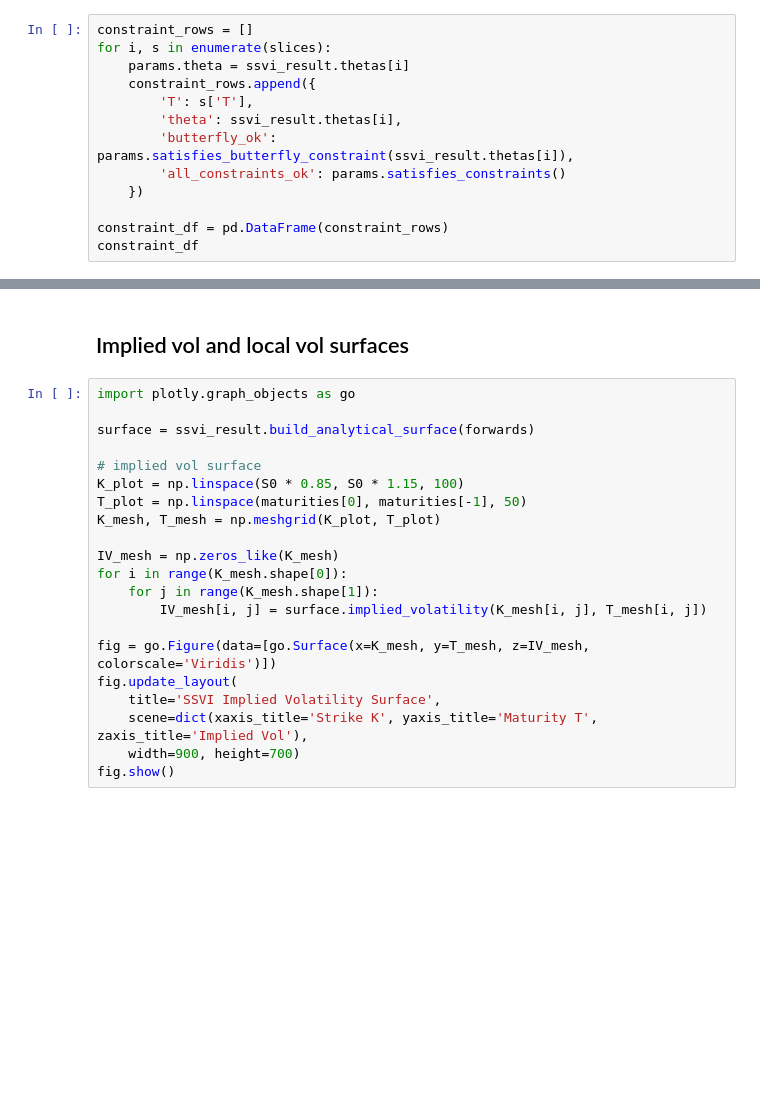
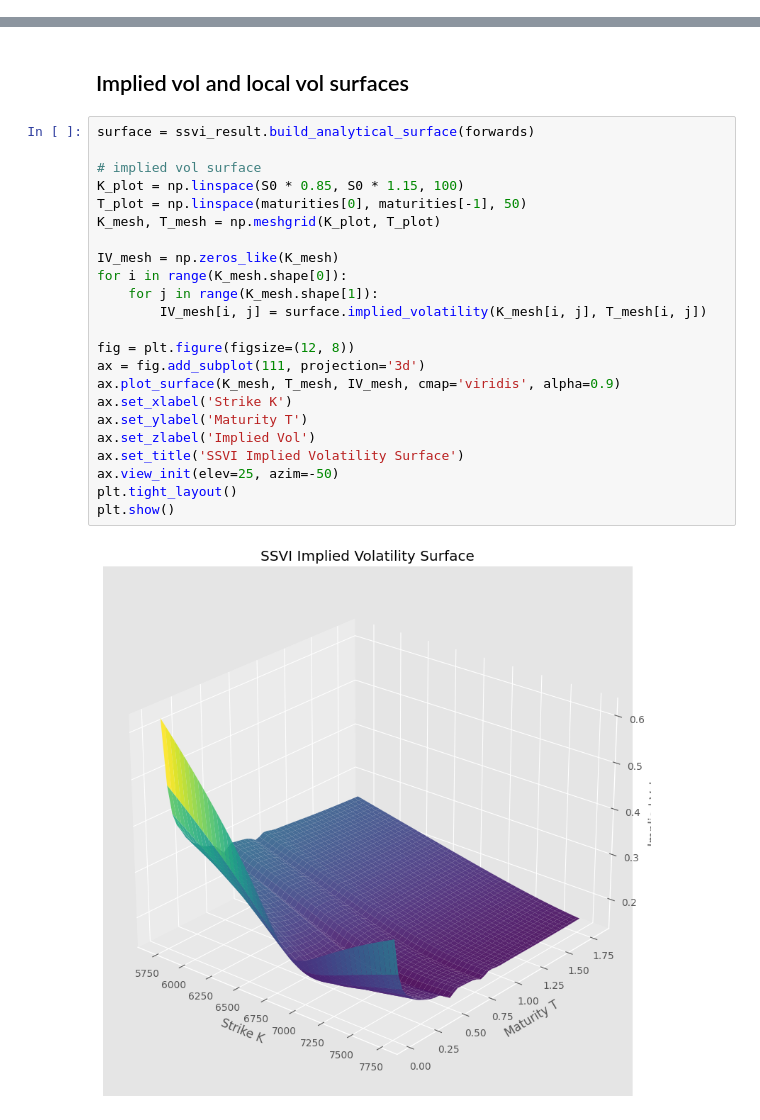
Before and after one commit to libapatrik/Quantitative-Finance-Book, a Jupyter notebook: calibration/02_ssvi.ipynb, the cells around one changed output, grey strips where cells are left out. Cells and saved outputs as stored; diff of their text form; blank space fills up the shorter version.

Commit message:
fix: plotly rendering issue

```diff
--- a/calibration/02_ssvi.ipynb
+++ b/calibration/02_ssvi.ipynb
@@ -309,16 +296,3 @@ plt.tight_layout()
 plt.show()
 # %% [output]
 [figure]
-# %%
-constraint_rows = []
-for i, s in enumerate(slices):
-    params.theta = ssvi_result.thetas[i]
-    constraint_rows.append({
-        'T': s['T'],
-        'theta': ssvi_result.thetas[i],
-        'butterfly_ok': params.satisfies_butterfly_constraint(ssvi_result.thetas[i]),
-        'all_constraints_ok': params.satisfies_constraints()
-    })
-
-constraint_df = pd.DataFrame(constraint_rows)
-constraint_df
@@ -343,26 +356,30 @@ constraint_df
 # %% [markdown]
 ## Implied vol and local vol surfaces
 # %%
-import plotly.graph_objects as go
-
 surface = ssvi_result.build_analytical_surface(forwards)
 
 # implied vol surface
 K_plot = np.linspace(S0 * 0.85, S0 * 1.15, 100)
 T_plot = np.linspace(maturities[0], maturities[-1], 50)
 K_mesh, T_mesh = np.meshgrid(K_plot, T_plot)
 
 IV_mesh = np.zeros_like(K_mesh)
 for i in range(K_mesh.shape[0]):
     for j in range(K_mesh.shape[1]):
         IV_mesh[i, j] = surface.implied_volatility(K_mesh[i, j], T_mesh[i, j])
 
-fig = go.Figure(data=[go.Surface(x=K_mesh, y=T_mesh, z=IV_mesh, colorscale='Viridis')])
-fig.update_layout(
-    title='SSVI Implied Volatility Surface',
-    scene=dict(xaxis_title='Strike K', yaxis_title='Maturity T', zaxis_title='Implied Vol'),
-    width=900, height=700)
-fig.show()
+fig = plt.figure(figsize=(12, 8))
+ax = fig.add_subplot(111, projection='3d')
+ax.plot_surface(K_mesh, T_mesh, IV_mesh, cmap='viridis', alpha=0.9)
+ax.set_xlabel('Strike K')
+ax.set_ylabel('Maturity T')
+ax.set_zlabel('Implied Vol')
+ax.set_title('SSVI Implied Volatility Surface')
+ax.view_init(elev=25, azim=-50)
+plt.tight_layout()
+plt.show()
+# %% [output]
+[figure, added]
 # %%
 # analytical Dupire local vol — no grid, no finite differences
 S_plot = np.linspace(S0 * 0.8, S0 * 1.2, 100)
```
Also changed, not shown: parts of 11 cells of this notebook, 5 other files.
